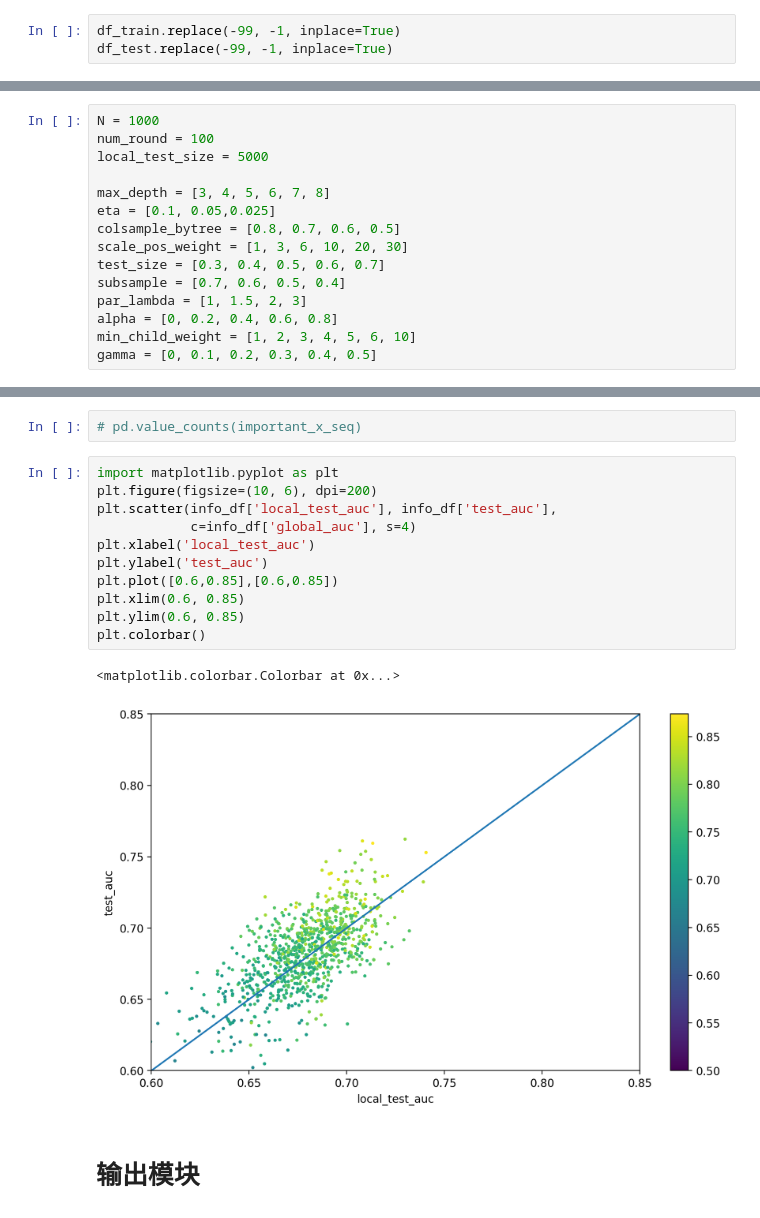
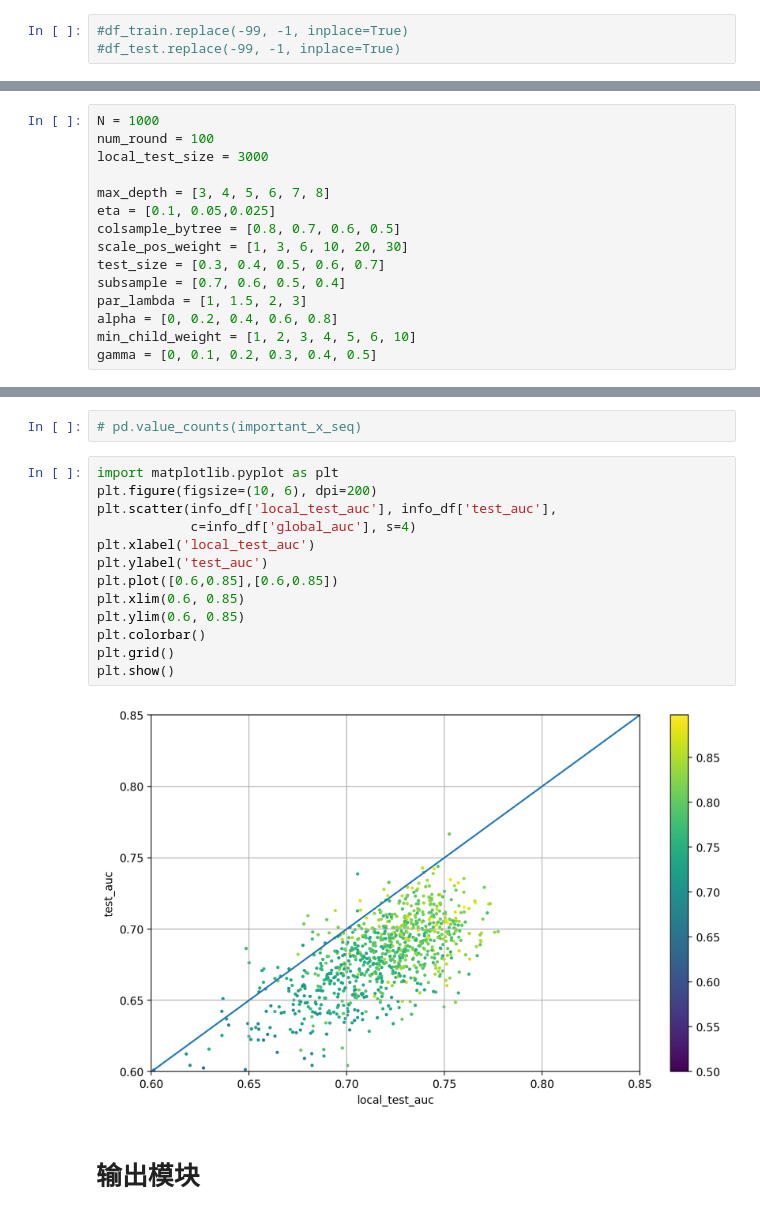
Before and after one commit to tassadar667/Take-down-SHUMO, a Jupyter notebook: 数据处理.ipynb, the cells around one changed output, grey strips where cells are left out. Drawn from its saved outputs; the diff is of its cells as text.

```diff
--- a/数据处理.ipynb
+++ b/数据处理.ipynb
@@ -119,8 +119,8 @@ df_test = delnan(test_data)
 # %% [markdown]
 ## 处理-99
 # %%
-df_train.replace(-99, -1, inplace=True)
-df_test.replace(-99, -1, inplace=True)
+#df_train.replace(-99, -1, inplace=True)
+#df_test.replace(-99, -1, inplace=True)
 # %% [markdown]
 ## 主成分分析（效果不好）
 # %%
@@ -287,7 +287,7 @@ df_train.to_csv("train_input.csv", encoding='utf-8')
 # %%
 N = 1000
 num_round = 100
-local_test_size = 5000
+local_test_size = 3000
 
 max_depth = [3, 4, 5, 6, 7, 8]
 eta = [0.1, 0.05,0.025]
@@ -441,17 +441,18 @@ info_df.to_csv("info.csv", encoding="utf-8", index=False)
 # %%
 import matplotlib.pyplot as plt
 plt.figure(figsize=(10, 6), dpi=200)
 plt.scatter(info_df['local_test_auc'], info_df['test_auc'],
             c=info_df['global_auc'], s=4)
 plt.xlabel('local_test_auc')
 plt.ylabel('test_auc')
 plt.plot([0.6,0.85],[0.6,0.85])
 plt.xlim(0.6, 0.85)
 plt.ylim(0.6, 0.85)
 plt.colorbar()
+plt.grid()
+plt.show()
 # %% [output]
-<matplotlib.colorbar.Colorbar at 0x...>
-[figure, old version]
+[figure, new version]
 # %% [markdown]
 # 输出模块
 # %%
```
Also changed, not shown: parts of 5 cells of this notebook, 3 other files.
